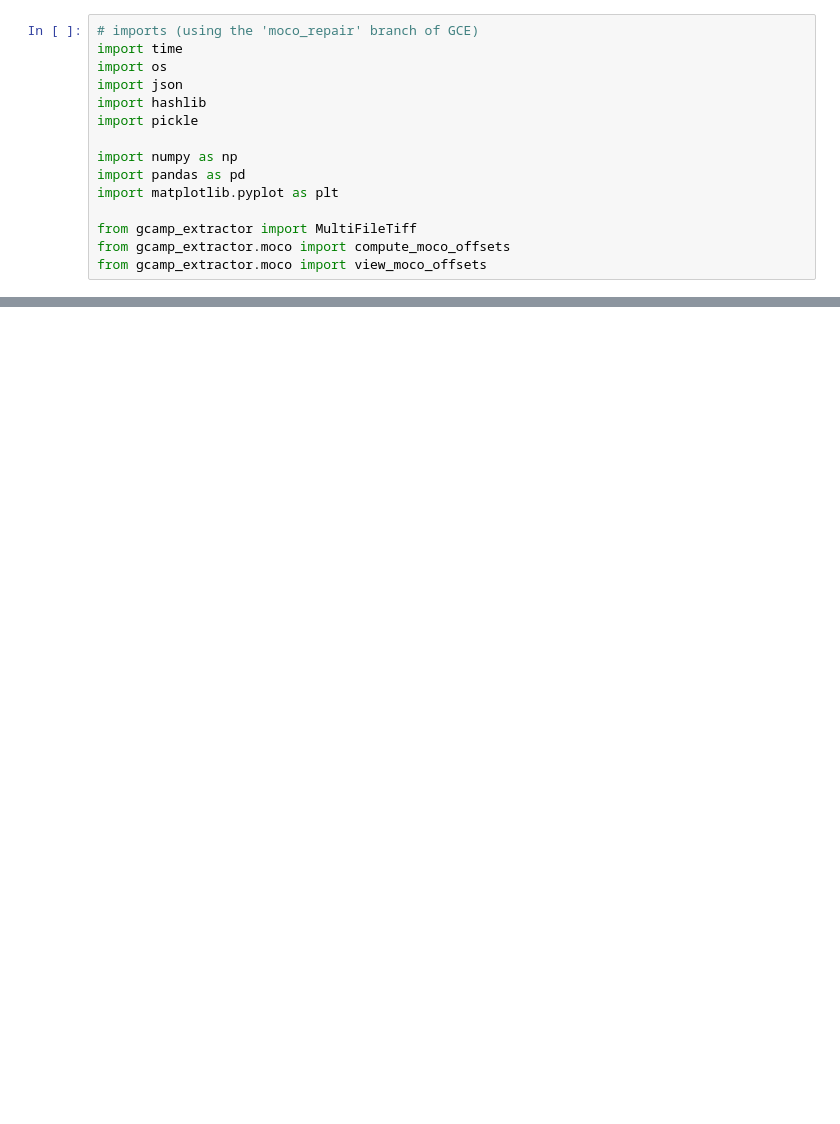
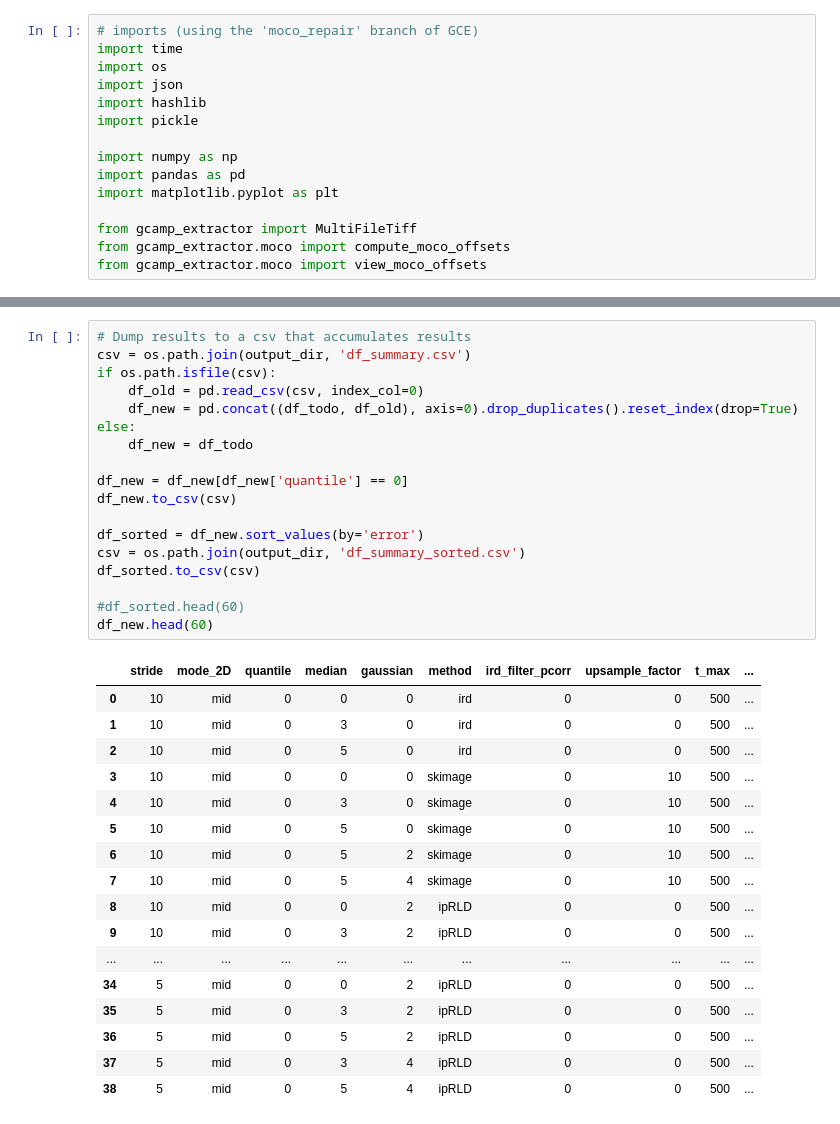
Before and after one commit to focolab/eats-worm, a Jupyter notebook: sandbox/moco_foray.ipynb, the cells around one changed output, grey strips where cells are left out. Saved outputs shown, nothing was run; the diff lists cells and outputs as text; blank space fills up the shorter version.

```diff
--- a/sandbox/moco_foray.ipynb
+++ b/sandbox/moco_foray.ipynb
@@ -149,3 +179,39 @@ load: med/gauss/method/file: [5, 4, 'ipRLD']    mocotest_2021-07-30_worm06_act1/
+# %%
+# Dump results to a csv that accumulates results
+csv = os.path.join(output_dir, 'df_summary.csv')
+if os.path.isfile(csv):
+    df_old = pd.read_csv(csv, index_col=0)
+    df_new = pd.concat((df_todo, df_old), axis=0).drop_duplicates().reset_index(drop=True)
+else:
+    df_new = df_todo
+
+df_new = df_new[df_new['quantile'] == 0]
+df_new.to_csv(csv)
+
+df_sorted = df_new.sort_values(by='error')
+csv = os.path.join(output_dir, 'df_summary_sorted.csv')
+df_sorted.to_csv(csv)
+
+#df_sorted.head(60)
+df_new.head(60)
+# %% [output]
+|  | stride | mode_2D | quantile | median | gaussian | method | ird_filter_pcorr | upsample_factor | t_max | ... |
+| 0 | 10 | mid | 0 | 0 | 0 | ird | 0 | 0 | 500 | ... |
+| 1 | 10 | mid | 0 | 3 | 0 | ird | 0 | 0 | 500 | ... |
+| 2 | 10 | mid | 0 | 5 | 0 | ird | 0 | 0 | 500 | ... |
+| 3 | 10 | mid | 0 | 0 | 0 | skimage | 0 | 10 | 500 | ... |
+| 4 | 10 | mid | 0 | 3 | 0 | skimage | 0 | 10 | 500 | ... |
+| 5 | 10 | mid | 0 | 5 | 0 | skimage | 0 | 10 | 500 | ... |
+| 6 | 10 | mid | 0 | 5 | 2 | skimage | 0 | 10 | 500 | ... |
+| 7 | 10 | mid | 0 | 5 | 4 | skimage | 0 | 10 | 500 | ... |
+| 8 | 10 | mid | 0 | 0 | 2 | ipRLD | 0 | 0 | 500 | ... |
+| 9 | 10 | mid | 0 | 3 | 2 | ipRLD | 0 | 0 | 500 | ... |
+| ... | ... | ... | ... | ... | ... | ... | ... | ... | ... | ... |
+| 34 | 5 | mid | 0 | 0 | 2 | ipRLD | 0 | 0 | 500 | ... |
+| 35 | 5 | mid | 0 | 3 | 2 | ipRLD | 0 | 0 | 500 | ... |
+| 36 | 5 | mid | 0 | 5 | 2 | ipRLD | 0 | 0 | 500 | ... |
+| 37 | 5 | mid | 0 | 3 | 4 | ipRLD | 0 | 0 | 500 | ... |
+| 38 | 5 | mid | 0 | 5 | 4 | ipRLD | 0 | 0 | 500 | ... |
 # %%
 # plot offset timeseries
 colors = plt.rcParams['axes.prop_cycle'].by_key()['color']*10
```
Also changed, not shown: parts of 11 cells of this notebook, 1 other file.
